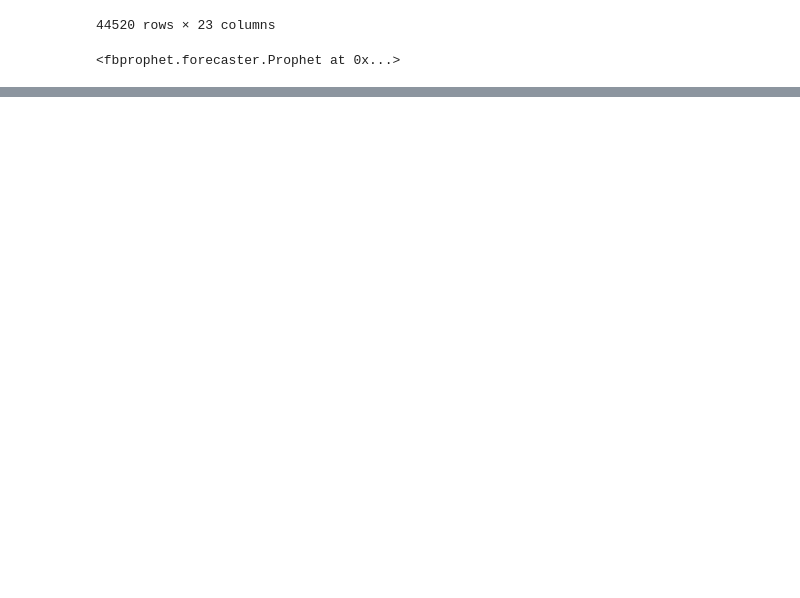
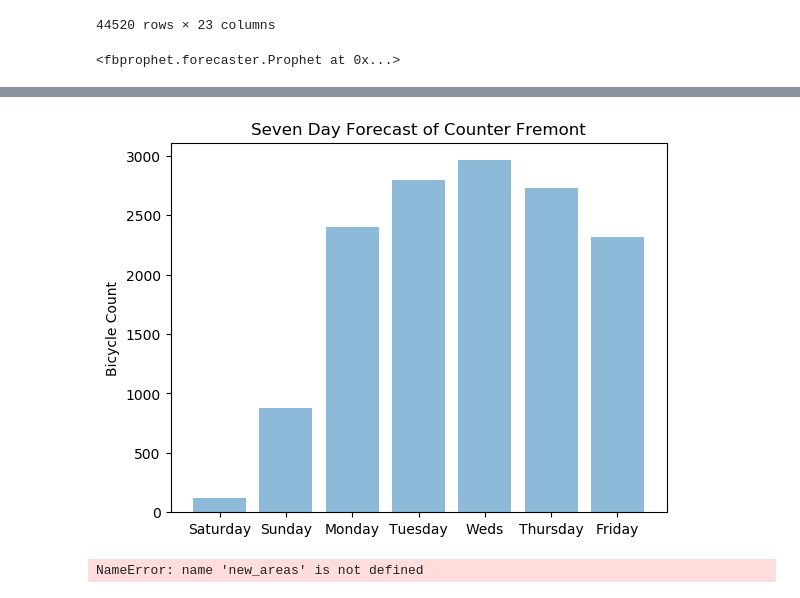
Before and after one commit to cspitmit03/data602-finalproject, a Jupyter notebook: Predict.ipynb, the cells around one changed output, grey strips where cells are left out. Drawn from its saved outputs; the diff is of its cells as text; code cells hidden in the pictures; blank space fills up the shorter version.

```diff
--- a/Predict.ipynb
+++ b/Predict.ipynb
@@ -546,0 +736,55 @@ forecast
+# %%
+import matplotlib.pyplot as plt; plt.rcdefaults()
+import numpy as np
+import matplotlib.pyplot as plt
+
+WeekdayNames = ['Monday', 'Tuesday', 'Weds', 'Thursday', 'Friday', 'Saturday', 'Sunday']
+
+def PlotCounterForecast(CounterNumber, ForecastTable):
+    objects = []
+    for i in range(ForecastTable.shape[0]):
+        objects.append(WeekdayNames[ForecastTable.index[i].weekday()])
+    objects
+    #objects = ('Python', 'C++', 'Java', 'Perl', 'Scala', 'Lisp')
+    y_pos = np.arange(len(objects))
+    performance = ForecastTable.iloc[:, CounterNumber]
+
+    plt.bar(y_pos, performance, align='center', alpha=0.5)
+    plt.xticks(y_pos, objects)
+    plt.ylabel('Bicycle Count')
+    plt.title('Seven Day Forecast of Counter ' + ForecastTable.columns[CounterNumber])
+
+    plt.show()
+
+PlotCounterForecast(3, ForecastTable)
+# %% [output]
+[figure, added]
+# %%
+import matplotlib.pyplot as plt
+import matplotlib.cm
+
+from matplotlib.patches import Polygon
+from matplotlib.collections import PatchCollection
+from matplotlib.colors import Normalize
+
+from mpl_toolkits.basemap import Basemap
+fig, ax = plt.subplots(figsize=(10,20))
+
+m = Basemap(resolution='c', # c, l, i, h, f or None
+            projection='merc',
+            lat_0=54.5, lon_0=-4.36,
+            llcrnrlon=-6., llcrnrlat= 49.5, urcrnrlon=2., urcrnrlat=55.2)
+
+m.drawmapboundary(fill_color='#46bcec')
+m.fillcontinents(color='#f2f2f2',lake_color='#46bcec')
+m.drawcoastlines()
+
+def plot_area(pos):
+    count = new_areas.loc[new_areas.pos == pos]['count']
+    x, y = m(pos[1], pos[0])
+    size = (count/1000) ** 2 + 3
+    m.plot(x, y, 'o', markersize=size, color='#444444', alpha=0.8)
+
+new_areas.pos.apply(plot_area)
+# %% [output]
+NameError: name 'new_areas' is not defined
```
Also changed, not shown: parts of 7 cells of this notebook, 1 other file.
